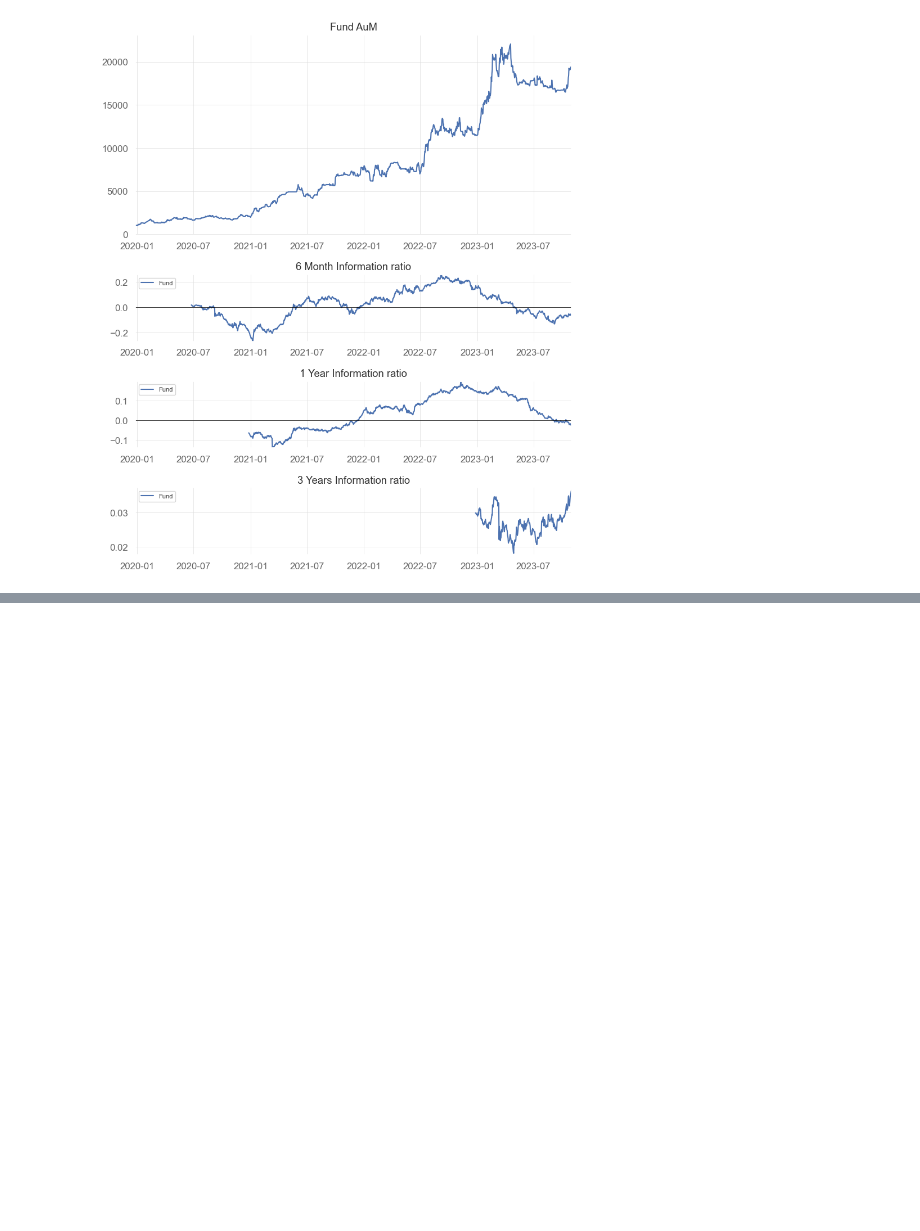
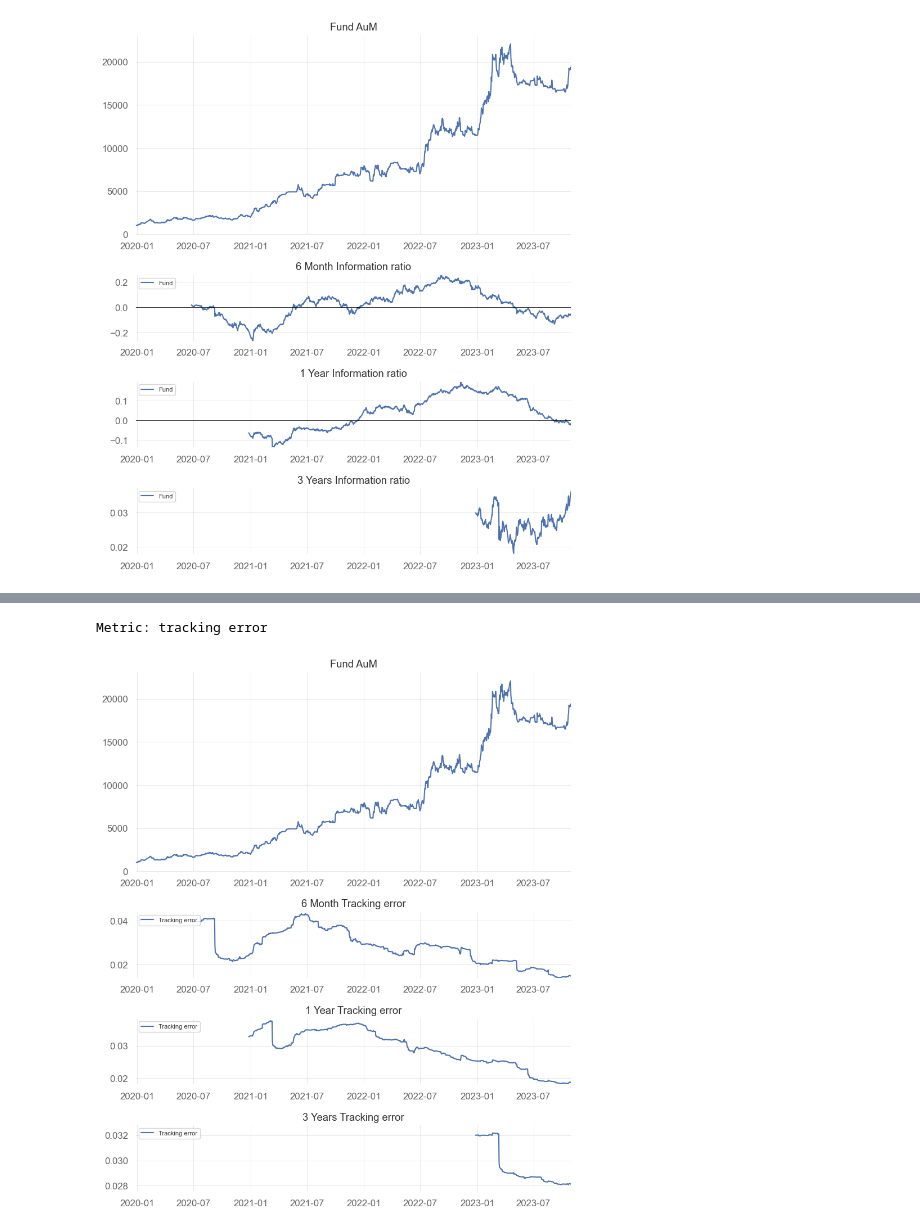
Before and after one commit to amirabbasja/Mutual-Fund-Evaluation, a Jupyter notebook: main.ipynb, the cells around one changed output, grey strips where cells are left out. Saved outputs shown, nothing was run; the diff lists cells and outputs as text; code cells hidden in the pictures; blank space fills up the shorter version.

```diff
--- a/main.ipynb
+++ b/main.ipynb
@@ -510,0 +548,26 @@ plotMainAndSubPlot(f1_DailyAuM.set_index(["Date"]), subPlots, plotTitle,True)
+# %%
+# Tracking error
+print("Metric: tracking error")
+
+# Process the indexes for merging
+fundDailyData = f1_DailyAuM.set_index("Date")
+btcDailyData = btcData.set_index("Date")
+
+# Merge the data
+df = pd.concat([fundDailyData.AuM, btcDailyData.Price], axis = 1).dropna()
+
+# Get the daily return of fund and BTC
+dfReturn = df.pct_change(1).dropna()
+dfReturn.columns = ["Fund", "Benchmark"]
+
+trackingError_6M = calcRollingTrackingError(dfReturn, datetime.timedelta(180))
+trackingError_1Y = calcRollingTrackingError(dfReturn, datetime.timedelta(365))
+trackingError_3Y = calcRollingTrackingError(dfReturn, datetime.timedelta(365*3))
+
+# Plot the rolling STD
+subPlots = [trackingError_6M,trackingError_1Y,trackingError_3Y]
+plotTitle = ["Fund AuM", "6 Month Tracking error", "1 Year Tracking error", "3 Years Tracking error"]
+plotMainAndSubPlot(f1_DailyAuM.set_index(["Date"]), subPlots, plotTitle,True)
+# %% [output]
+Metric: tracking error
+[figure, added]
```
Also changed, not shown: parts of 14 cells of this notebook, 2 other files.
